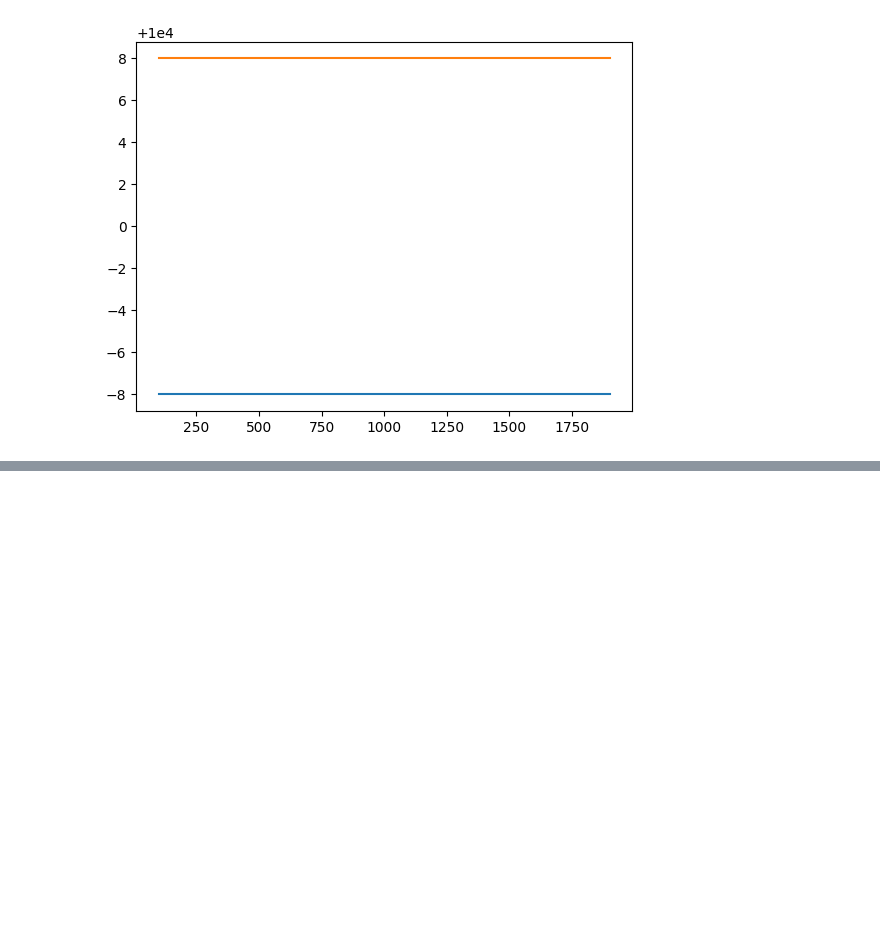
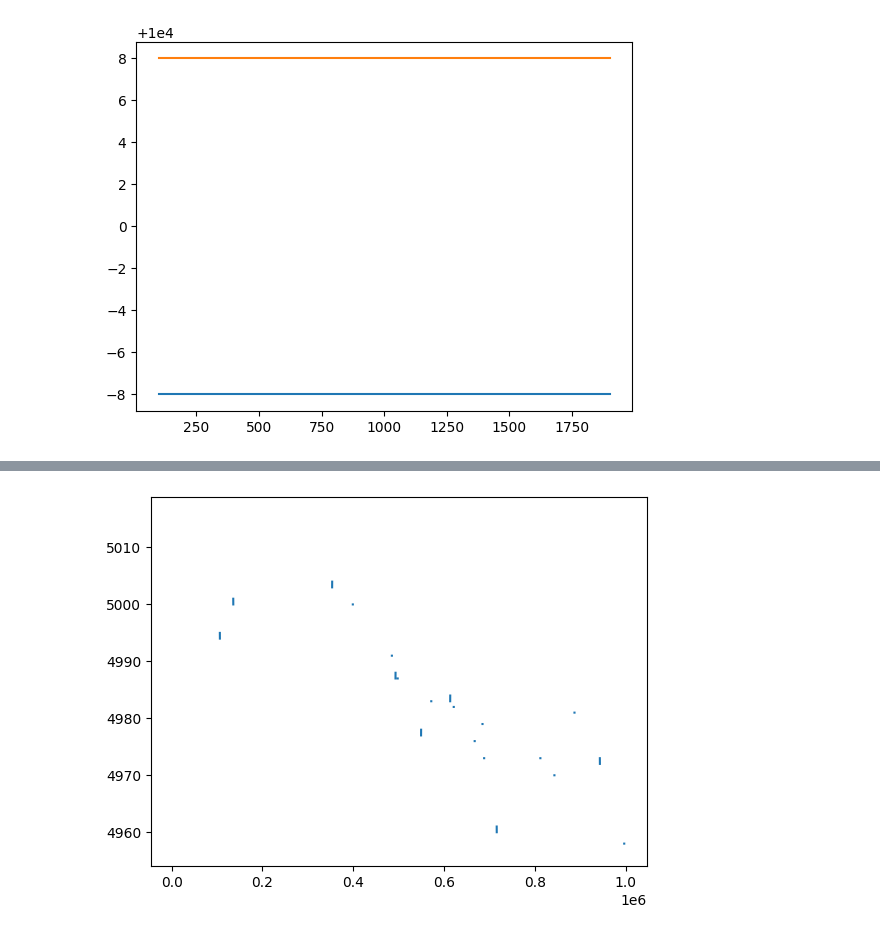
Before and after one commit to carl-handouka/TRADOSMIC, a Jupyter notebook: day-1_analysis.ipynb, the cells around one changed output, grey strips where cells are left out. Cells and saved outputs as stored; diff of their text form; code cells hidden in the pictures; blank space fills up the shorter version.

```diff
--- a/day-1_analysis.ipynb
+++ b/day-1_analysis.ipynb
@@ -52,0 +62,7 @@ plt.show()
+# %%
+#plt.plot(tomato_data['timestamp'][1:200],tomato_data['ask_price_1'][1:200])
+#plt.plot(tomato_data['timestamp'][1:200],tomato_data['ask_price_2'][1:200])
+plt.plot(tomato_data['timestamp'],tomato_data['ask_price_3'])
+plt.show()
+# %% [output]
+[figure, added]
```
Also changed, not shown: parts of 5 cells of this notebook, 2 other files.
